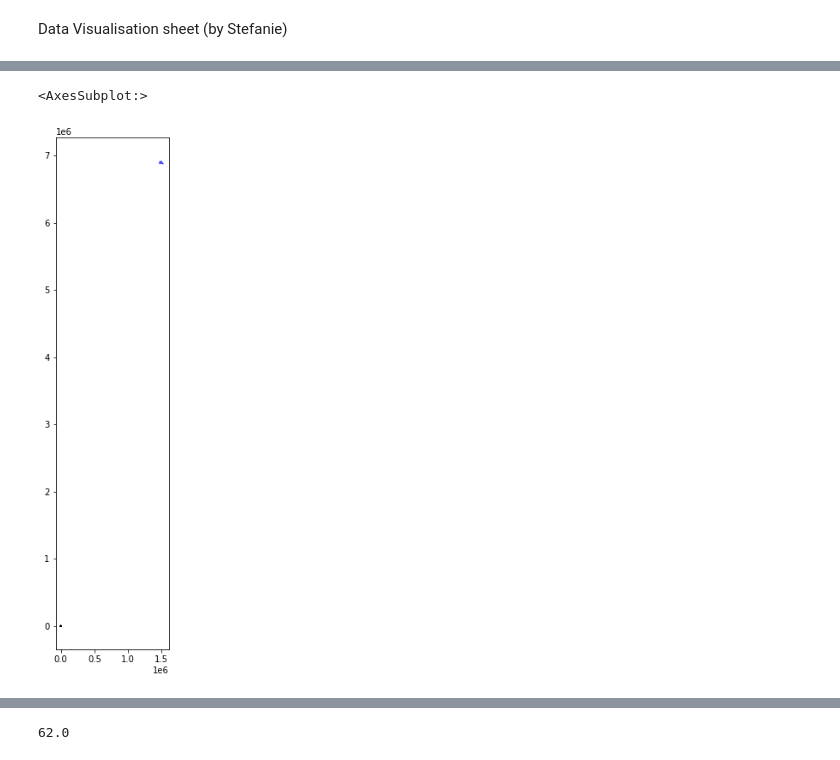
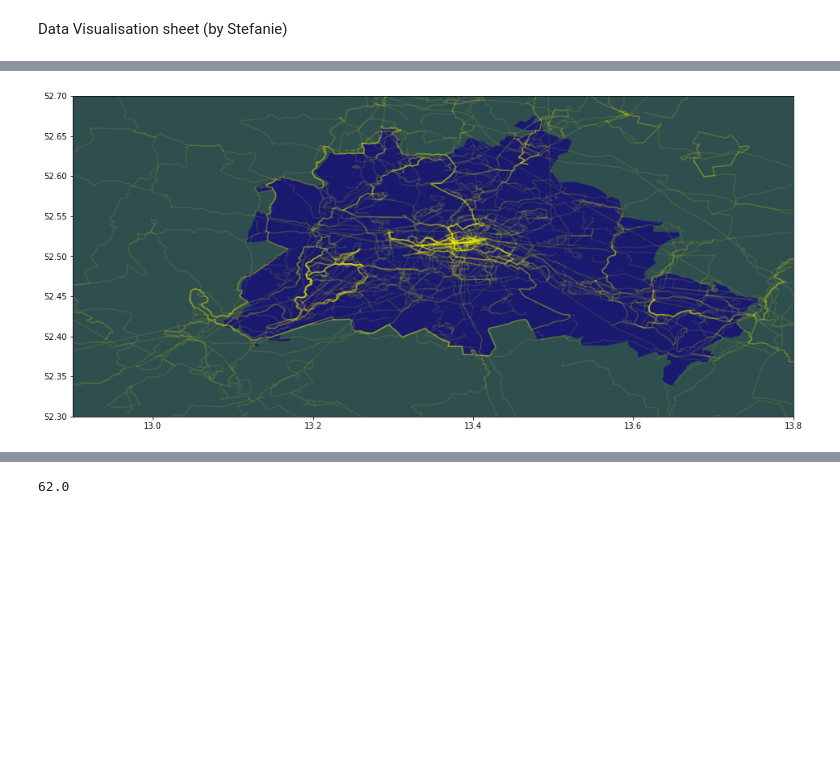
Before and after one commit to TechLabs-Berlin/wt21-way-to-go, a Jupyter notebook: data_visualisation/data_visualisation_stefanie.ipynb, the cells around one changed output, grey strips where cells are left out. Saved outputs shown, nothing was run; the diff lists cells and outputs as text; code cells hidden in the pictures; blank space fills up the shorter version.

Commit message:
routes printed onto map of Berlin

```diff
--- a/data_visualisation/data_visualisation_stefanie.ipynb
+++ b/data_visualisation/data_visualisation_stefanie.ipynb
@@ -44,6 +36,6 @@ gdf_routesunique = gdf_jointdata.drop_duplicates(subset = ['route_linestring'])
 plz_shape_df = gpd.read_file(r'data_visualisation\plz-5stellig.shp', dtype={'plz': str})
 plz_region_df = pd.read_csv(r'data_visualisation\zuordnung_plz_ort.csv', sep=',', dtype={'plz': str})
 germany_df = pd.merge(left=plz_shape_df, right=plz_region_df, on='plz', how='inner')
-berlin_df = germany_df.query('ort == "Berlin"')
+berlin_df = germany_df.query('ort == 'Berlin'')
 gdf_berlin = gpd.GeoDataFrame(berlin_df)
-gdf_berlin.to_crs('epsg:3857', inplace=True)
+gdf_berlin.set_crs('epsg:3857', allow_override=True, inplace=True) # harmonising the CRS (epsg:3857 is also used by OSM and GoogleMaps)
@@ -84,8 +56,10 @@ Datum: World Geodetic System 1984 ensemble
 # %%
-# 1 Printing routes on map of Berlin #not working yet
-fig, ax = plt.subplots() #sharex=True
-gdf_routesunique.plot(ax=ax, color='black', alpha=1)
-gdf_berlin.plot(ax=ax, color='blue')
+# Printing routes onto map of Berlin
+fig, ax = plt.subplots()
+gdf_berlin.plot(ax=ax, color='midnightblue')
+gdf_routesunique.plot(ax=ax, color='yellow', alpha=0.1)
+ax.set_xlim(12.9, 13.8) # restricting the shown longitudes
+ax.set_ylim(52.3, 52.7) # restricting the shown latitudes
+ax.set_facecolor('darkslategrey') # setting background color
 # %% [output]
-<AxesSubplot:>
-[figure, old version]
+[figure, new version]
```
Also changed, not shown: parts of 7 cells of this notebook.
